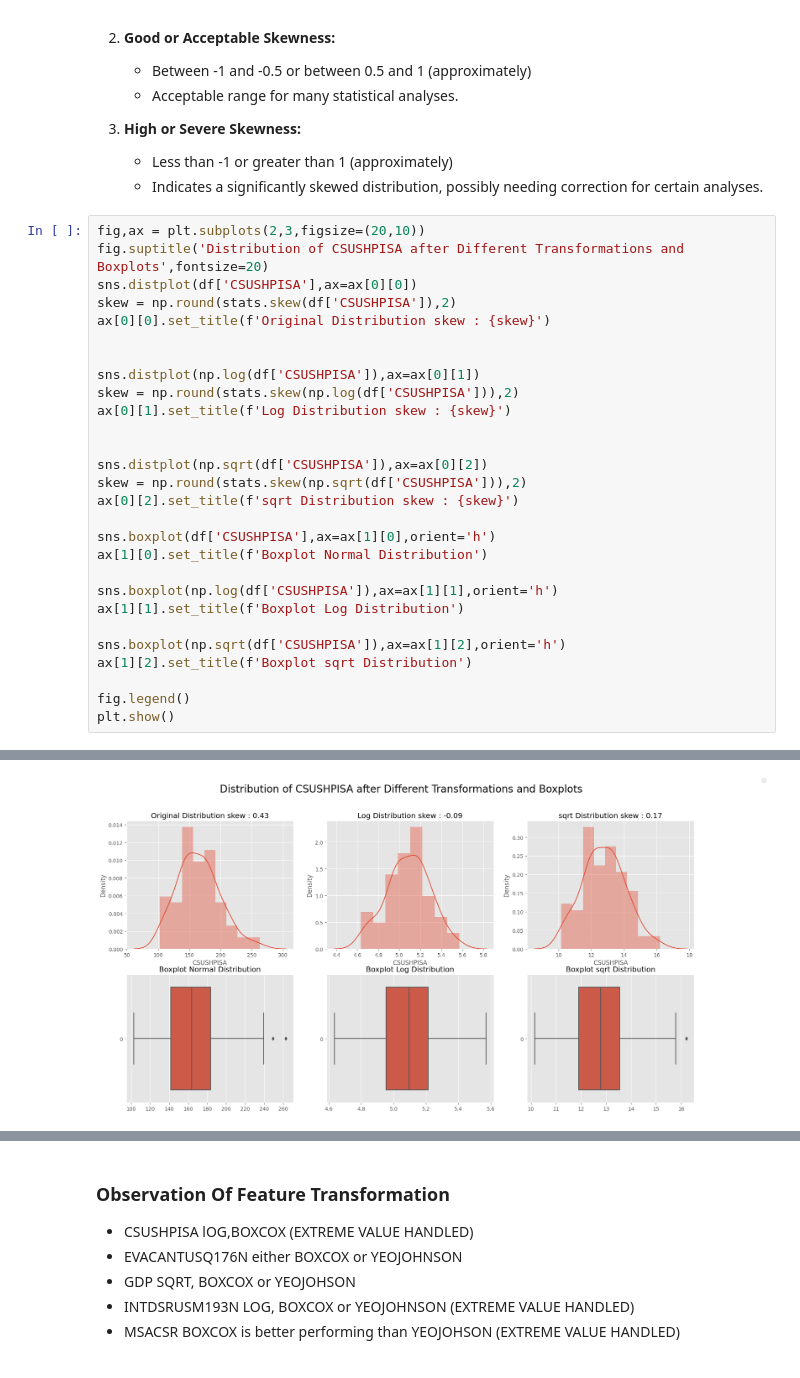
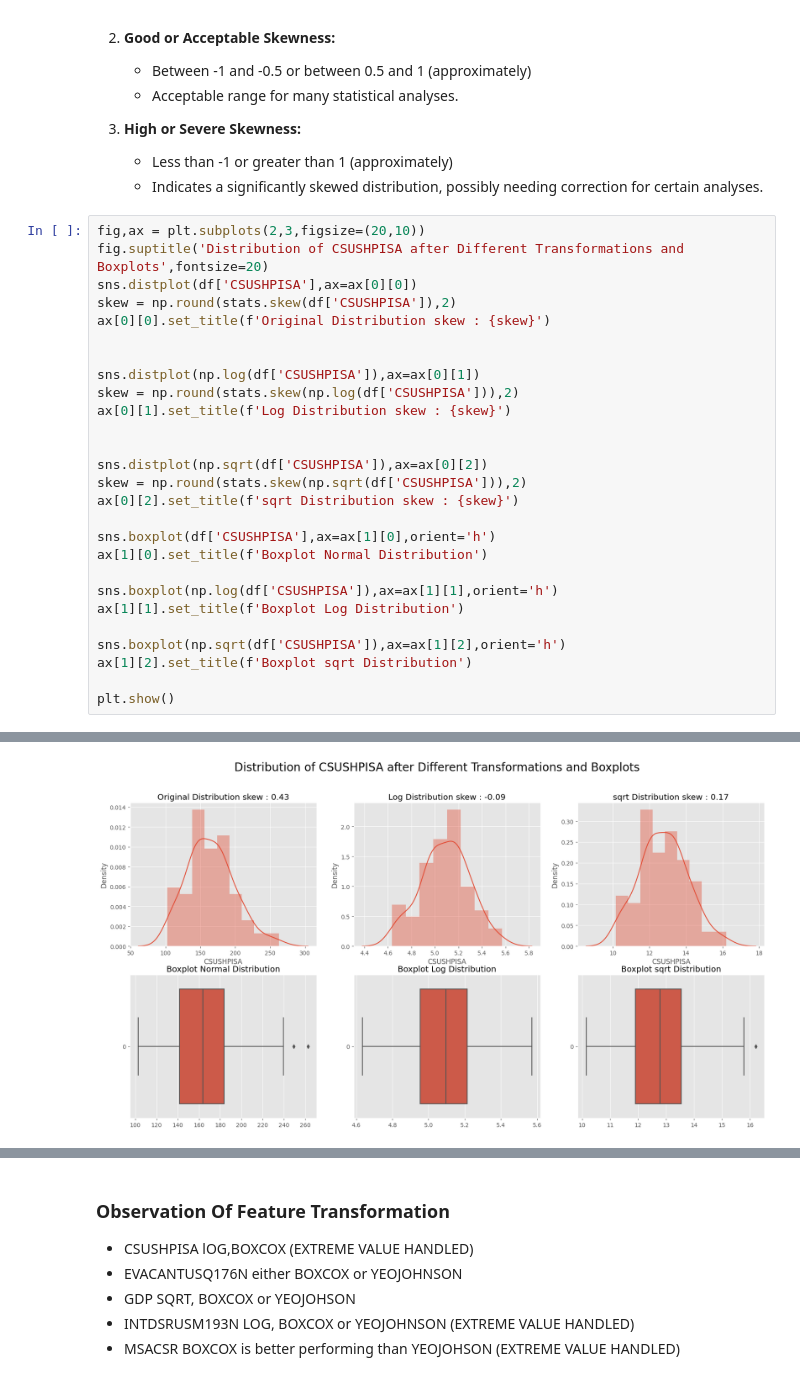
Before and after one commit to SarkarPriyanshu/USHousingMarketAnalysis, a Jupyter notebook: 02_Understand_Data_(EDA).ipynb, the cells around one changed output, grey strips where cells are left out. Cells and saved outputs as stored; diff of their text form.

```diff
--- a/02_Understand_Data_(EDA).ipynb
+++ b/02_Understand_Data_(EDA).ipynb
@@ -1044,6 +1044,5 @@ ax[1][1].set_title(f'Boxplot Log Distribution')
 sns.boxplot(np.sqrt(df['CSUSHPISA']),ax=ax[1][2],orient='h')
 ax[1][2].set_title(f'Boxplot sqrt Distribution')
 
-fig.legend()
 plt.show()
 # %% [output]
@@ -1051,4 +1049,4 @@ WARNING:matplotlib.legend:No artists with labels found to put in legend.  Note t
-[figure, old version]
+[figure, new version]
 # %%
 fig,ax = plt.subplots(2,3,figsize=(20,10))
 fig.suptitle('Distribution of EVACANTUSQ176N after Different Transformations and Boxplots',fontsize=20)
```
Also changed, not shown: parts of 8 cells of this notebook.
